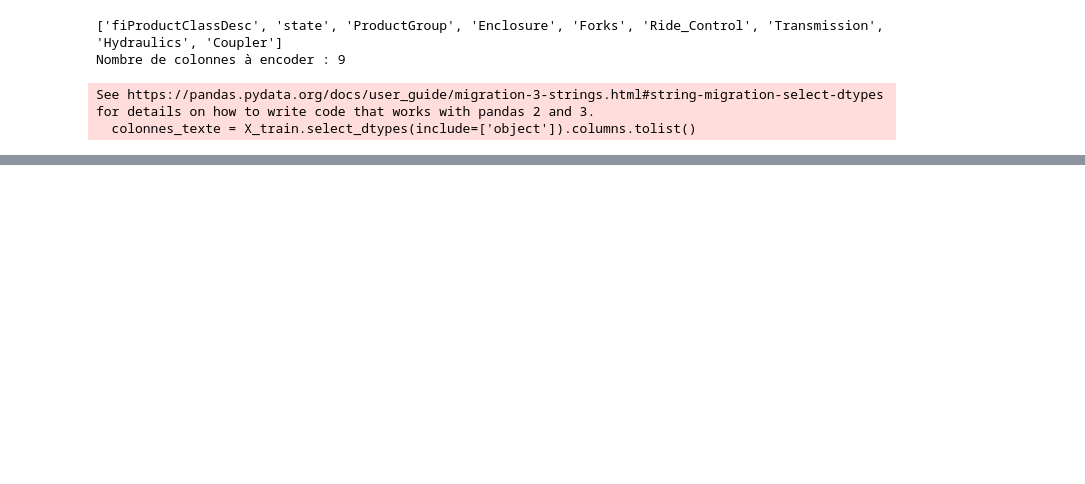
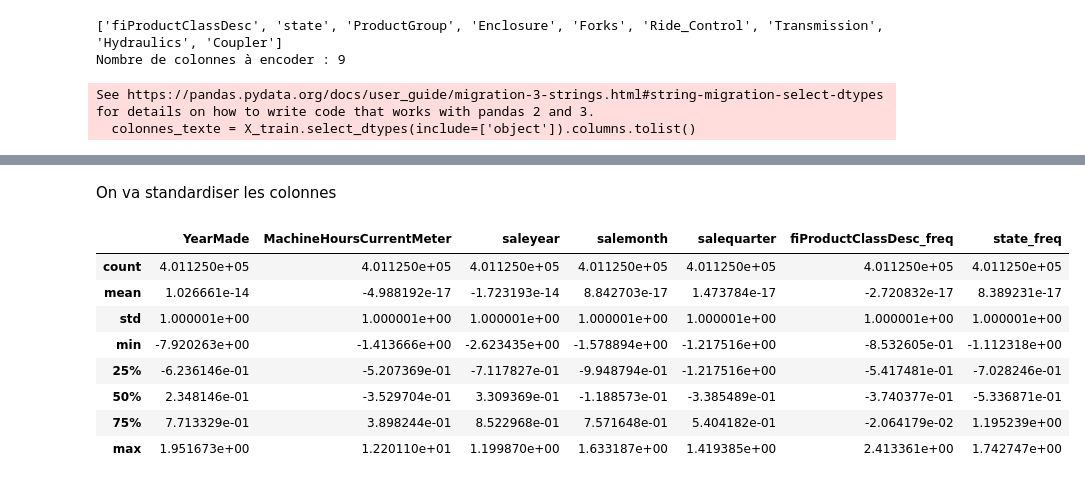
Before and after one commit to AbramLakhvinder/asset-valuation-project, a Jupyter notebook: notebooks/02_preparation_modeling.ipynb, the cells around one changed output, grey strips where cells are left out. Drawn from its saved outputs; the diff is of its cells as text; code cells hidden in the pictures; blank space fills up the shorter version.

Commit message:
feat(preprocessing): traitement des NaN, encodage et standardisation des jeux pour la regression lineaire

```diff
--- a/notebooks/02_preparation_modeling.ipynb
+++ b/notebooks/02_preparation_modeling.ipynb
@@ -130,0 +287,4 @@ y_test.shape
+# %%
+Freq = X_train["fiProductClassDesc"].value_counts()
+X_train["fiProductClassDesc_freq"] = X_train["fiProductClassDesc"].map(Freq)
+X_train[["fiProductClassDesc", "fiProductClassDesc_freq"]].head(10)
@@ -130,0 +321,4 @@ y_test.shape
+# %%
+Freq = X_train["state"].value_counts()
+X_train["state_freq"] = X_train["state"].map(Freq)
+X_train[["state", "state_freq"]].head(10)
@@ -130,0 +353,4 @@ y_test.shape
+# %%
+Colonne_a_drop=["state","fiProductClassDesc"]
+X_train = X_train.drop(columns=Colonne_a_drop)
+X_test= X_test.drop(columns=Colonne_a_drop)
@@ -130,0 +403,22 @@ y_test.shape
+# %% [markdown]
+On va standardiser les colonnes
+# %%
+Colonne_a_standardiser = ["YearMade", "MachineHoursCurrentMeter", "saleyear", "salemonth", "salequarter", "fiProductClassDesc_freq", "state_freq"]
+standardisation = StandardScaler()
+Resultat_standardisation =standardisation.fit_transform(X_train[Colonne_a_standardiser])
+Resultat_standardisation.shape
+X_train[Colonne_a_standardiser] = Resultat_standardisation
+Resultat_standardisation =standardisation.transform(X_test[Colonne_a_standardiser])
+X_test[Colonne_a_standardiser] = Resultat_standardisation
+# %%
+X_train[Colonne_a_standardiser].describe()
+# %% [output]
+|  | YearMade | MachineHoursCurrentMeter | saleyear | salemonth | salequarter | fiProductClassDesc_freq | state_freq |
+| count | 4.011250e+05 | 4.011250e+05 | 4.011250e+05 | 4.011250e+05 | 4.011250e+05 | 4.011250e+05 | 4.011250e+05 |
+| mean | 1.026661e-14 | -4.988192e-17 | -1.723193e-14 | 8.842703e-17 | 1.473784e-17 | -2.720832e-17 | 8.389231e-17 |
+| std | 1.000001e+00 | 1.000001e+00 | 1.000001e+00 | 1.000001e+00 | 1.000001e+00 | 1.000001e+00 | 1.000001e+00 |
+| min | -7.920263e+00 | -1.413666e+00 | -2.623435e+00 | -1.578894e+00 | -1.217516e+00 | -8.532605e-01 | -1.112318e+00 |
+| 25% | -6.236146e-01 | -5.207369e-01 | -7.117827e-01 | -9.948794e-01 | -1.217516e+00 | -5.417481e-01 | -7.028246e-01 |
+| 50% | 2.348146e-01 | -3.529704e-01 | 3.309369e-01 | -1.188573e-01 | -3.385489e-01 | -3.740377e-01 | -5.336871e-01 |
+| 75% | 7.713329e-01 | 3.898244e-01 | 8.522968e-01 | 7.571648e-01 | 5.404182e-01 | -2.064179e-02 | 1.195239e+00 |
+| max | 1.951673e+00 | 1.220110e+01 | 1.199870e+00 | 1.633187e+00 | 1.419385e+00 | 2.413361e+00 | 1.742747e+00 |
```
Also changed, not shown: parts of 26 cells of this notebook, 1 other file.
